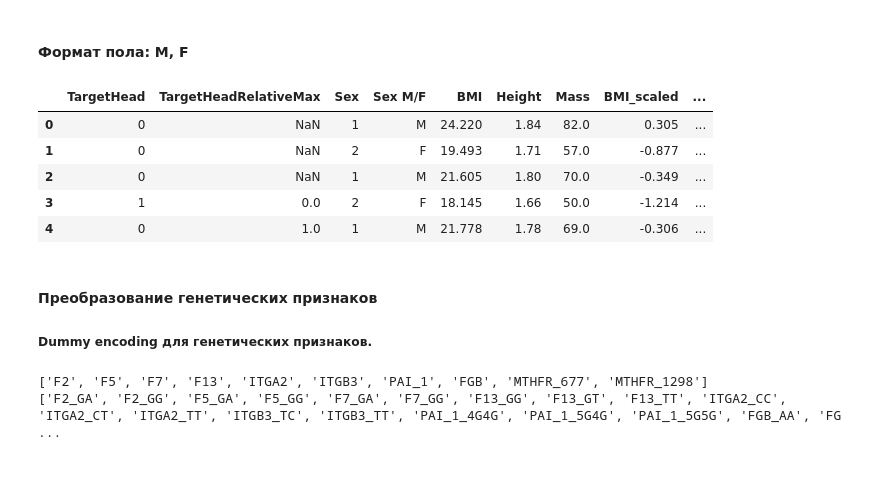
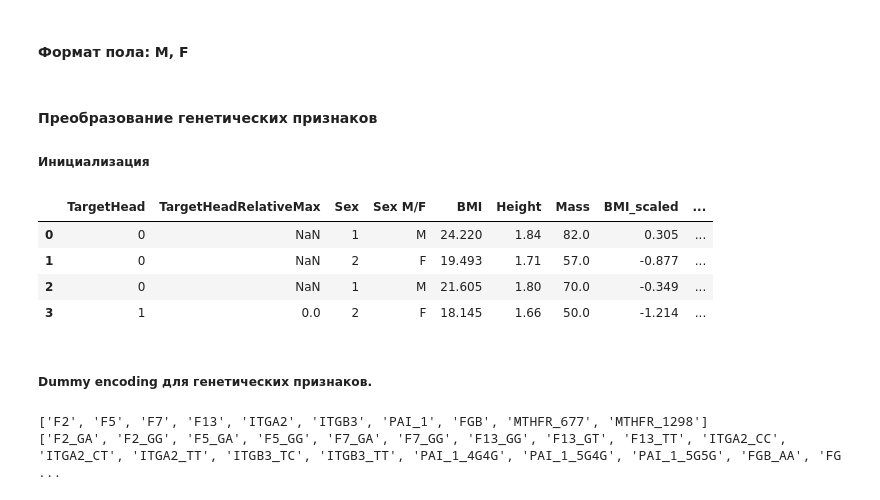
Before and after one commit to AlexanderArtemyev/Wilson-disease, a Jupyter notebook: preprocess_data.ipynb, the cells around one changed output. Cells and saved outputs as stored; diff of their text form; code cells hidden in the pictures; blank space fills up the shorter version.

Commit message:
preprocess_data, explore_data - A.Artemyev
preprocess_data.ipynb: genetic hypothesis;
explore_data.ipynb: initial commit

```diff
--- a/preprocess_data.ipynb
+++ b/preprocess_data.ipynb
@@ -133,29 +138,30 @@ def convert_sex(x):
 df['Sex M/F'] = df.Sex.apply(func=convert_sex)
 
 sex_features_cat = ['Sex M/F']
-
-data_features_ext = combine_features(
-                       [target_features, relatives_features,
-                        sex_features, sex_features_cat,
-                        bmi_features, bmi_features_scaled,
-                        symptom_features,
-                        cirrhosis_features,
-                        debut_age_features, debut_age_features_scaled,
-                        debut_organ_features,
-                        genetic_features ],
-                       exclude_features)
-
-df_ext = df[data_features_ext]
-df_ext.head()
-# %% [output]
-|  | TargetHead | TargetHeadRelativeMax | Sex | Sex M/F | BMI | Height | Mass | BMI_scaled | ... |
-| 0 | 0 | NaN | 1 | M | 24.220 | 1.84 | 82.0 | 0.305 | ... |
-| 1 | 0 | NaN | 2 | F | 19.493 | 1.71 | 57.0 | -0.877 | ... |
-| 2 | 0 | NaN | 1 | M | 21.605 | 1.80 | 70.0 | -0.349 | ... |
-| 3 | 1 | 0.0 | 2 | F | 18.145 | 1.66 | 50.0 | -1.214 | ... |
-| 4 | 0 | 1.0 | 1 | M | 21.778 | 1.78 | 69.0 | -0.306 | ... |
+# %% [markdown]
+#### Преобразование генетических признаков
+##### Инициализация
+# %%
+data_features_ext = combine_features(
+                       [target_features, relatives_features,
+                        sex_features, sex_features_cat,
+                        bmi_features, bmi_features_scaled,
+                        symptom_features,
+                        cirrhosis_features,
+                        debut_age_features, debut_age_features_scaled,
+                        debut_organ_features,
+                        genetic_features ],
+                       exclude_features)
+
+df_ext = df[data_features_ext]
+df_ext.head(4)
+# %% [output]
+|  | TargetHead | TargetHeadRelativeMax | Sex | Sex M/F | BMI | Height | Mass | BMI_scaled | ... |
+| 0 | 0 | NaN | 1 | M | 24.220 | 1.84 | 82.0 | 0.305 | ... |
+| 1 | 0 | NaN | 2 | F | 19.493 | 1.71 | 57.0 | -0.877 | ... |
+| 2 | 0 | NaN | 1 | M | 21.605 | 1.80 | 70.0 | -0.349 | ... |
+| 3 | 1 | 0.0 | 2 | F | 18.145 | 1.66 | 50.0 | -1.214 | ... |
 # %% [markdown]
-#### Преобразование генетических признаков
 ##### Dummy encoding для генетических признаков.
 # %%
 df_dummies = pd.get_dummies(df[genetic_features], prefix=None, prefix_sep='_', dummy_na=False,
```
Also changed, not shown: parts of 16 cells of this notebook, 1 other file.
